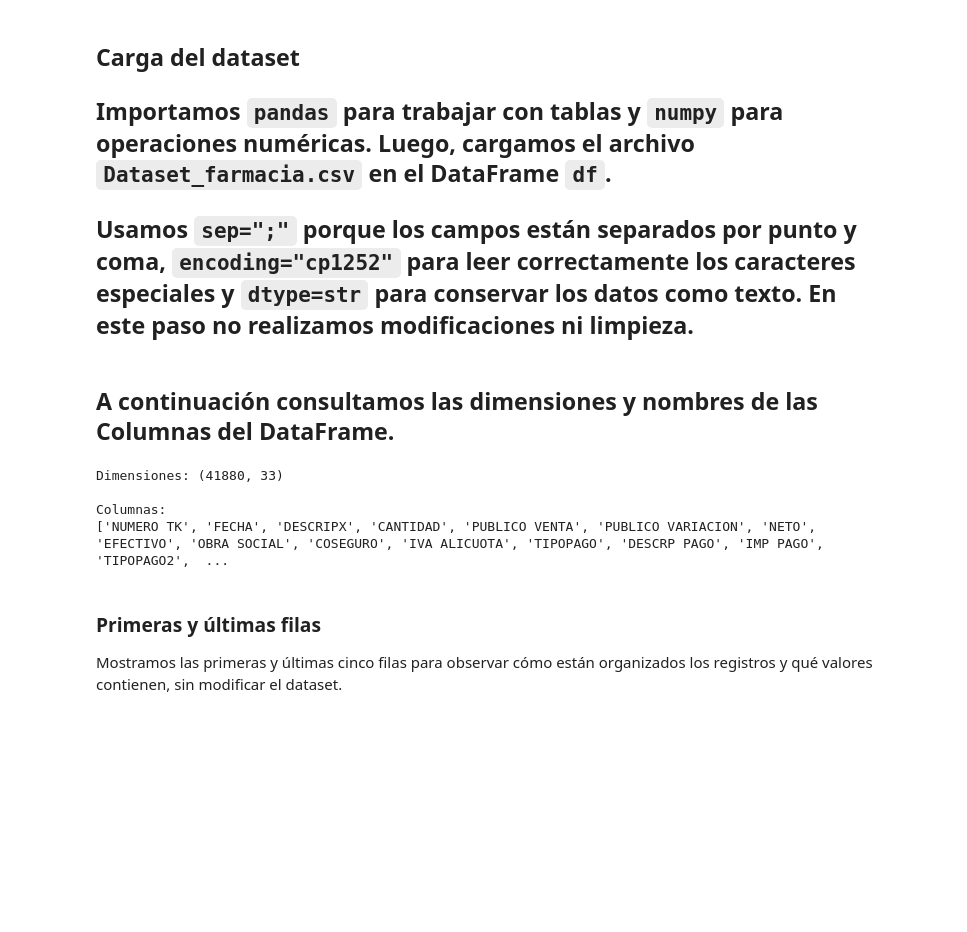
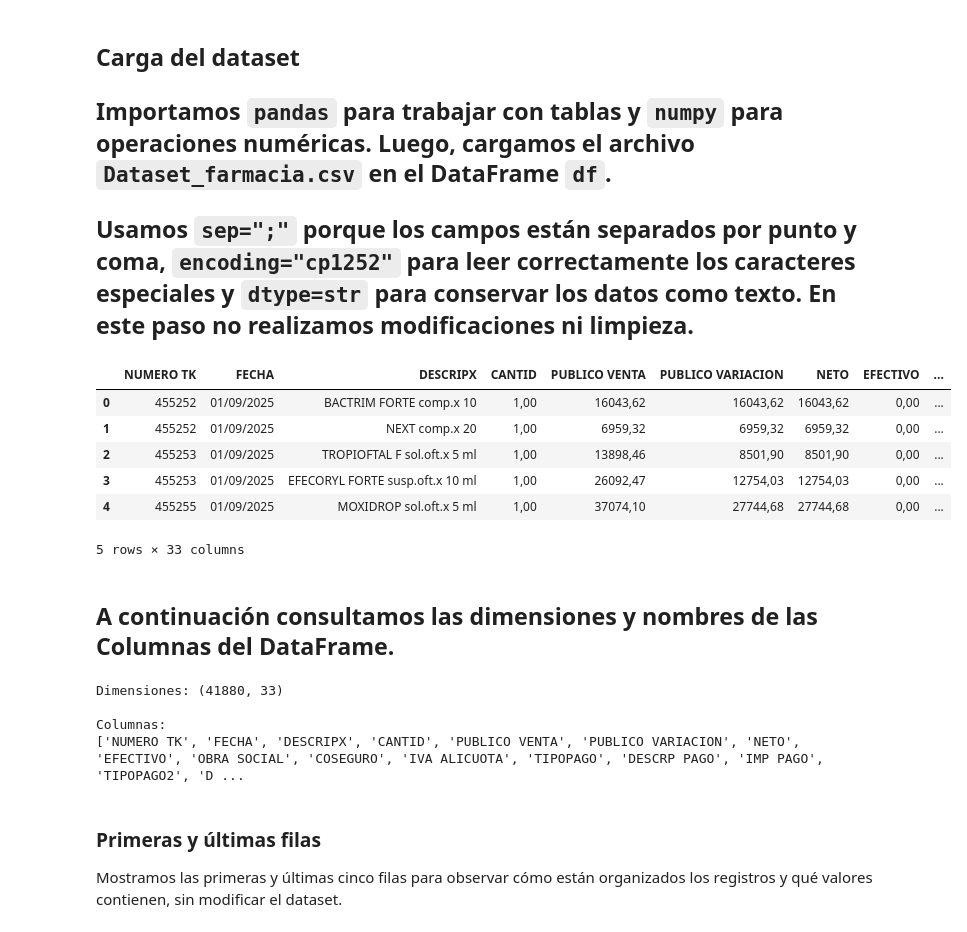
Before and after one commit to fjmv89/Trabajo-Practico-Grupal, a Jupyter notebook: Analisis.ipynb, the cells around one changed output. Drawn from its saved outputs; the diff is of its cells as text; code cells hidden in the pictures; blank space fills up the shorter version.

```diff
--- a/Analisis.ipynb
+++ b/Analisis.ipynb
@@ -12,13 +12,24 @@ Asigntura: Laboratorio de metodos cuantitativos y cualitativos aplicados a la ge
 # %%
 import pandas as pd
 import numpy as np
 import matplotlib.pyplot as plt
+
 df = pd.read_csv(
-    "/content/Analisis Proyecto Grupal/Dataset_farmacia.csv",
+    "https://raw.githubusercontent.com/fjmv89/Trabajo-Practico-Grupal/main/Dataset_farmacia.csv",
     sep=";",
     encoding="cp1252",
     dtype=str
 )
+
+df.head()
+# %% [output]
+|  | NUMERO TK | FECHA | DESCRIPX | CANTID | PUBLICO VENTA | PUBLICO VARIACION | NETO | EFECTIVO | ... |
+| 0 | 455252 | 01/09/2025 | BACTRIM FORTE comp.x 10 | 1,00 | 16043,62 | 16043,62 | 16043,62 | 0,00 | ... |
+| 1 | 455252 | 01/09/2025 | NEXT comp.x 20 | 1,00 | 6959,32 | 6959,32 | 6959,32 | 0,00 | ... |
+| 2 | 455253 | 01/09/2025 | TROPIOFTAL F sol.oft.x 5 ml | 1,00 | 13898,46 | 8501,90 | 8501,90 | 0,00 | ... |
+| 3 | 455253 | 01/09/2025 | EFECORYL FORTE susp.oft.x 10 ml | 1,00 | 26092,47 | 12754,03 | 12754,03 | 0,00 | ... |
+| 4 | 455255 | 01/09/2025 | MOXIDROP sol.oft.x 5 ml | 1,00 | 37074,10 | 27744,68 | 27744,68 | 0,00 | ... |
+5 rows × 33 columns
 # %% [markdown]
 ## A continuación consultamos las dimensiones y nombres de las Columnas del DataFrame.
 # %%
@@ -29,7 +40,7 @@ print(df.columns.tolist())
 Dimensiones: (41880, 33)
 
 Columnas:
-['NUMERO TK', 'FECHA', 'DESCRIPX', 'CANTIDAD', 'PUBLICO VENTA', 'PUBLICO VARIACION', 'NETO', 'EFECTIVO', 'OBRA SOCIAL', 'COSEGURO', 'IVA ALICUOTA', 'TIPOPAGO', 'DESCRP PAGO', 'IMP PAGO', 'TIPOPAGO2',  ...
+['NUMERO TK', 'FECHA', 'DESCRIPX', 'CANTID', 'PUBLICO VENTA', 'PUBLICO VARIACION', 'NETO', 'EFECTIVO', 'OBRA SOCIAL', 'COSEGURO', 'IVA ALICUOTA', 'TIPOPAGO', 'DESCRP PAGO', 'IMP PAGO', 'TIPOPAGO2', 'D ...
 # %% [markdown]
 ### Primeras y últimas filas
 
```
